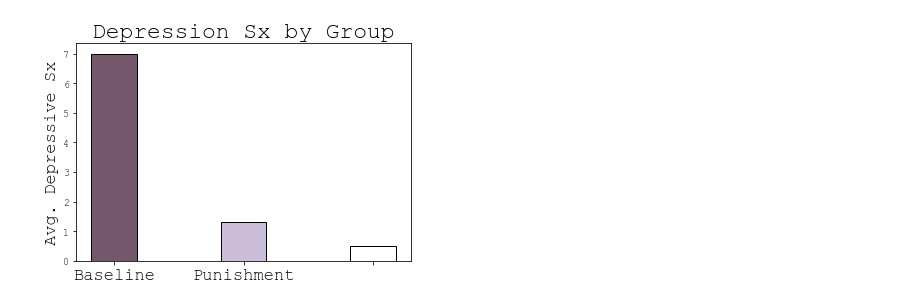
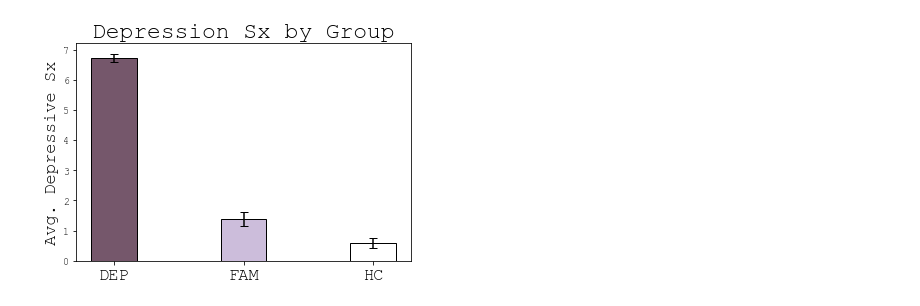
Before and after one commit to DVS-Lab/hcp-mooddisorders-project, a Jupyter notebook: Plots/Mood-Disorders-Plots.ipynb, the cells around one changed output. Saved outputs shown, nothing was run; the diff lists cells and outputs as text; code cells hidden in the pictures.

```diff
--- a/Plots/Mood-Disorders-Plots.ipynb
+++ b/Plots/Mood-Disorders-Plots.ipynb
@@ -3,6 +3,7 @@ import pandas as pd
 import matplotlib.pyplot as plt
 import numpy as np
 # %%
+# [DEPRESSIVE SX GRAPH]
 #size attributes of bars
 barwidth = 0.35
 
@@ -15,43 +16,43 @@ baredge = 'black'
 
 group = ['DEP','FAM','HC']
 
-data = [7,1.3,.5]
-error=[0,0,0]
+data = [6.72,1.37962963,0.59047619]
+error=[0.140563791,0.233384356,0.175252428]
 
 index = np.arange(len(group))
 
-ax=plt.bar(index, data, width=barwidth, color='red', edgecolor=baredge, yerr=error, capsize=0)
+ax=plt.bar(index, data, width=barwidth, color='red', edgecolor=baredge, yerr=error, capsize=4)
 
 #the depression group bar
 ax[0].set_color('#75576b')
 ax[0].set_edgecolor(baredge)
 #ax[0].set_label("Depression") Legend
 
 #the family history bar
 ax[1].set_color('#ccbddb')
 ax[1].set_edgecolor(baredge)
 #ax[1].set_label("Family History") Legend
 
 #the HC group bar
 ax[2].set_color('white')
 ax[2].set_edgecolor(baredge)
 #ax[2].set_label("Healthy Controls") Legend
 
 
 plt.rcParams['font.family'] = 'serif'
 plt.rcParams['font.serif'] = 'Courier New'
-plt.xticks(index,condition, fontsize=17, fontweight='normal') #it will replace the xposition values with the company names
+plt.xticks(index,group, fontsize=17, fontweight='normal') #it will replace the xposition values with the company names
 plt.ylabel("Avg. Depressive Sx", fontsize=17, fontweight='normal')
 plt.title('Depression Sx by Group', fontsize=23, fontweight='ultralight')
 
 #plt.legend(loc=(0.65, 0.7)) I dont need a legend for this one
 
 #this is how I get the significance star
 #plt.text(.42,38,"*", fontsize=30)
 
 #plt.savefig('S3_Baseline_vs_Punishment', dpi=100)
 
 
 plt.show()
 # %% [output]
-[figure, old version]
+[figure, new version]
```
Also changed, not shown: parts of 3 cells of this notebook.
